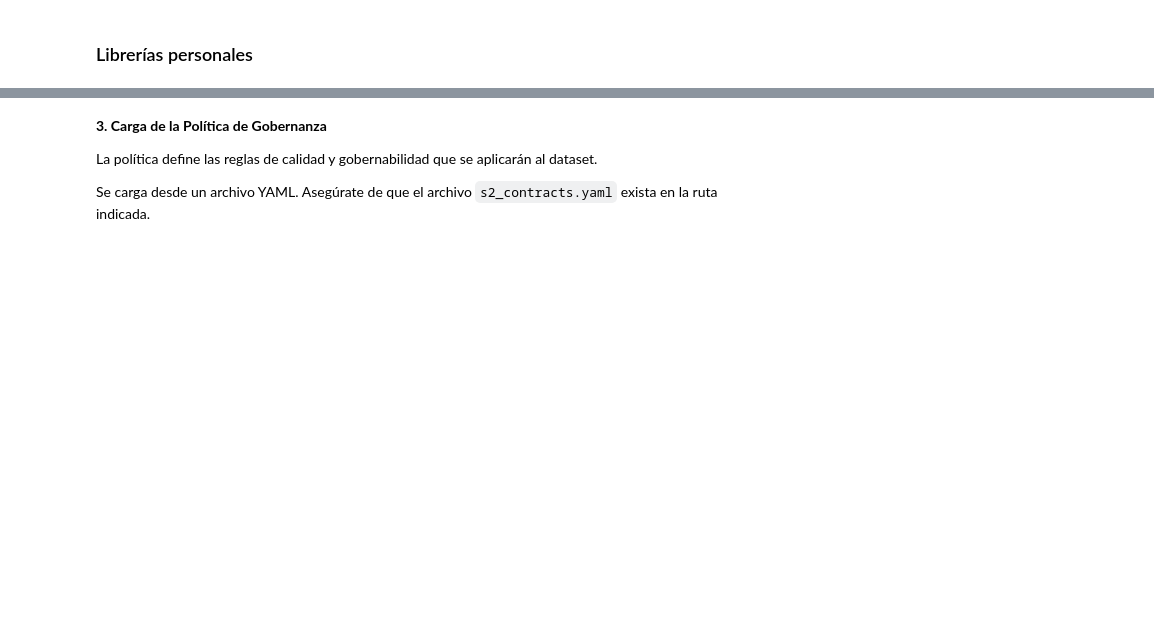
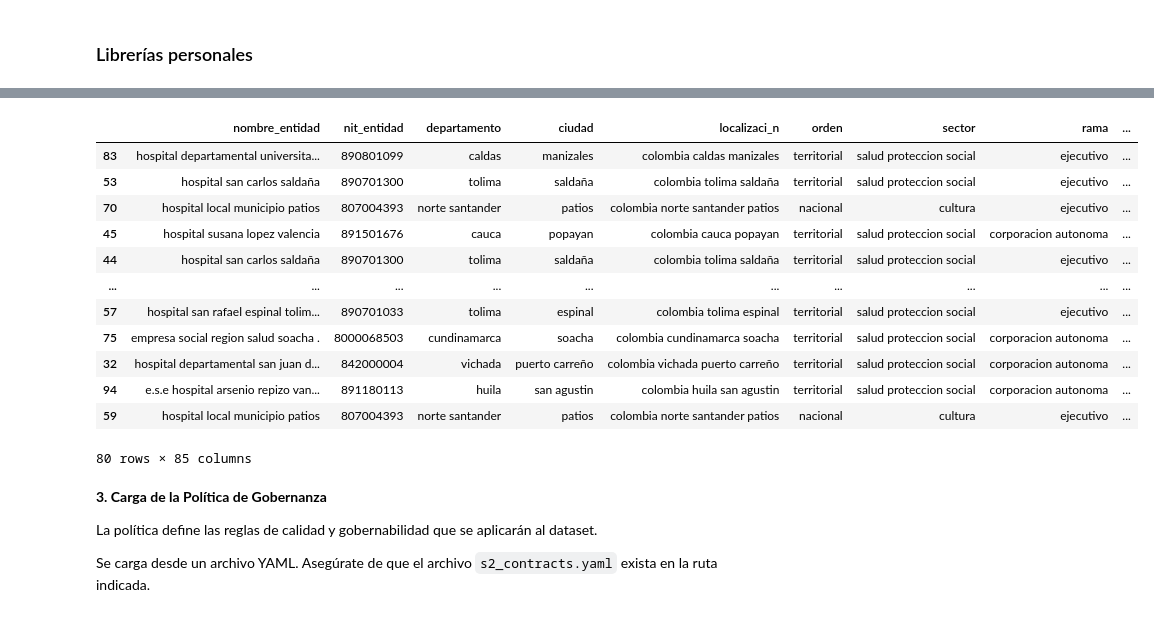
Before and after one commit to 26-jorge-01/personal_library, a Jupyter notebook: demos/demo_load_from_socrata.ipynb, the cells around one changed output, grey strips where cells are left out. Saved outputs shown, nothing was run; the diff lists cells and outputs as text; code cells hidden in the pictures; blank space fills up the shorter version.

```diff
--- a/demos/demo_load_from_socrata.ipynb
+++ b/demos/demo_load_from_socrata.ipynb
@@ -102,0 +115,10 @@ DEBUG:ingestion.base.metadata_logger:Logged metadata: {'step': 'data_extraction'
+# %%
+from ingestion.base.sampler import Sampler
+
+# Creamos un sampler
+sampler = Sampler(data=df)
+
+# Obtenemos el tamaño del sample
+sampler_size = sampler.get_sample_size()
+
+df_sample = sampler.perform_sampling(seed=42)
@@ -102,0 +139,18 @@ DEBUG:ingestion.base.metadata_logger:Logged metadata: {'step': 'data_extraction'
+# %%
+from governance.quality_management.data_remediation.iterative_remediation_engine import IterativeRemediationEngine
+
+# Listas opcionales de campos a incluir/excluir
+include_fields = None  # Ejemplo: ["numeros", "texto"]
+exclude_fields = None  # Ejemplo: ["fechas"]
+
+config = {
+    "max_epochs": 5,
+    "improvement_threshold": 0.5,
+    "knowledge_file": "remediation_knowledge.json",
+    "include_fields": None,
+    "exclude_fields": None
+}
+
+# Crear el motor iterativo (la configuración se carga desde remediation_config.json si existe)
+iterative_engine = IterativeRemediationEngine(df_sample, config=config)
+final_df, logs, knowledge = iterative_engine.run()
@@ -103,3 +175,19 @@ DEBUG:ingestion.base.metadata_logger:Logged metadata: {'step': 'data_extraction'
+# %%
+final_df
+# %% [output]
+|  | nombre_entidad | nit_entidad | departamento | ciudad | localizaci_n | orden | sector | rama | ... |
+| 83 | hospital departamental universita... | 890801099 | caldas | manizales | colombia caldas manizales | territorial | salud proteccion social | ejecutivo | ... |
+| 53 | hospital san carlos saldaña | 890701300 | tolima | saldaña | colombia tolima saldaña | territorial | salud proteccion social | ejecutivo | ... |
+| 70 | hospital local municipio patios | 807004393 | norte santander | patios | colombia norte santander patios | nacional | cultura | ejecutivo | ... |
+| 45 | hospital susana lopez valencia | 891501676 | cauca | popayan | colombia cauca popayan | territorial | salud proteccion social | corporacion autonoma | ... |
+| 44 | hospital san carlos saldaña | 890701300 | tolima | saldaña | colombia tolima saldaña | territorial | salud proteccion social | ejecutivo | ... |
+| ... | ... | ... | ... | ... | ... | ... | ... | ... | ... |
+| 57 | hospital san rafael espinal tolim... | 890701033 | tolima | espinal | colombia tolima espinal | territorial | salud proteccion social | ejecutivo | ... |
+| 75 | empresa social region salud soacha . | 8000068503 | cundinamarca | soacha | colombia cundinamarca soacha | territorial | salud proteccion social | corporacion autonoma | ... |
+| 32 | hospital departamental san juan d... | 842000004 | vichada | puerto carreño | colombia vichada puerto carreño | territorial | salud proteccion social | corporacion autonoma | ... |
+| 94 | e.s.e hospital arsenio repizo van... | 891180113 | huila | san agustin | colombia huila san agustin | territorial | salud proteccion social | corporacion autonoma | ... |
+| 59 | hospital local municipio patios | 807004393 | norte santander | patios | colombia norte santander patios | nacional | cultura | ejecutivo | ... |
+80 rows × 85 columns
 # %% [markdown]
 **3. Carga de la Política de Gobernanza**
 
```
Also changed, not shown: parts of 28 cells of this notebook, 38 other files.
